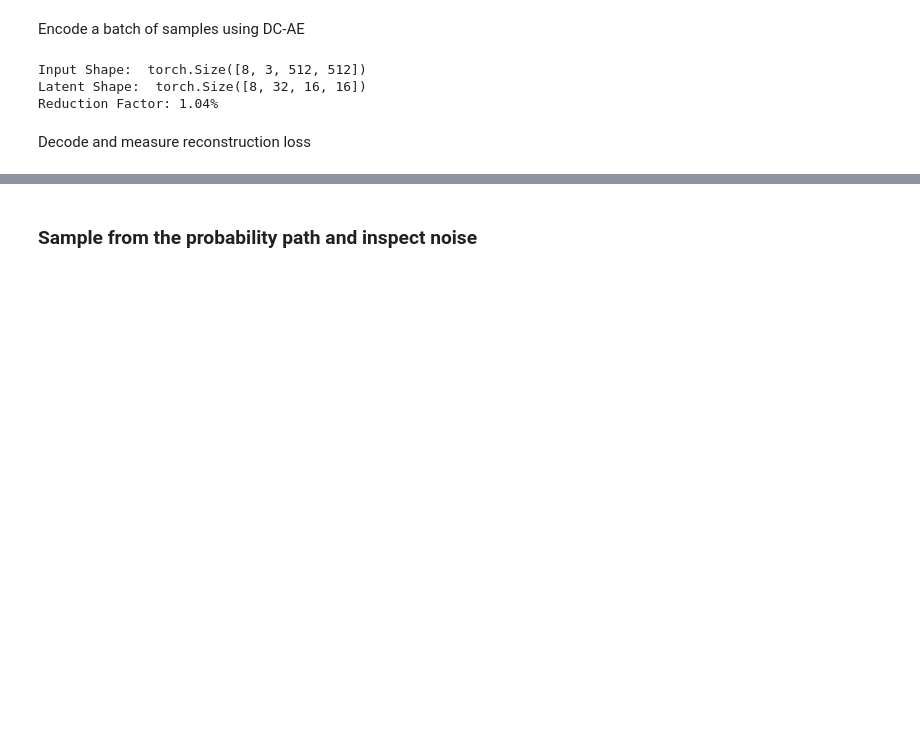
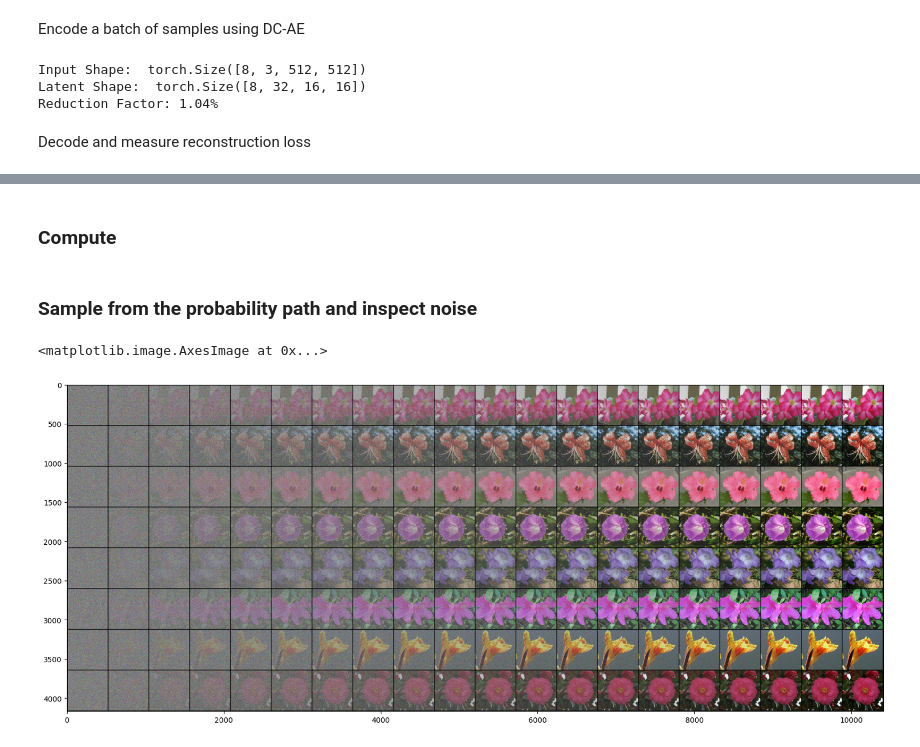
Before and after one commit to fusedbloxxer/flow-matching, a Jupyter notebook: workspaces/flow_flowers/notebook/viz_vae.ipynb, the cells around one changed output, grey strips where cells are left out. Drawn from its saved outputs; the diff is of its cells as text; code cells hidden in the pictures; blank space fills up the shorter version.

Commit message:
Add viz for sampleable

```diff
--- a/workspaces/flow_flowers/notebook/viz_vae.ipynb
+++ b/workspaces/flow_flowers/notebook/viz_vae.ipynb
@@ -88,2 +93,26 @@ plt.show()
+# %% [markdown]
+### Compute
 # %% [markdown]
 ### Sample from the probability path and inspect noise
+# %%
+p_data = DatasetSampleable(device=device, data=dataset, map_entry=lambda x: x[0])
+p_init = GaussianSampleable(device=device, size=x_output.shape[1:])
+prob_path: ProbPath = OTProbPath(p_init=p_init, p_data=p_data)
+# %%
+n_samples = 8
+
+t = torch.linspace(0, 1, 20, device=device)
+t = repeat(t, "t -> t 1 1 1 1")
+
+x_t = prob_path.marg_prob_path(t=t, n=n_samples)
+x_c = x_t
+x_t = rearrange(x_t, "t b c h w -> (b t) c h w")
+x_t = norm2img(x_t)
+x_t = make_grid(x_t, nrow=t.size(0), padding=8)
+x_t = rearrange(x_t, "c h w -> h w c")
+
+plt.figure(figsize=(20, 10))
+plt.imshow(x_t.cpu())
+# %% [output]
+<matplotlib.image.AxesImage at 0x...>
+[figure, added]
```
Also changed, not shown: parts of 3 cells of this notebook.
